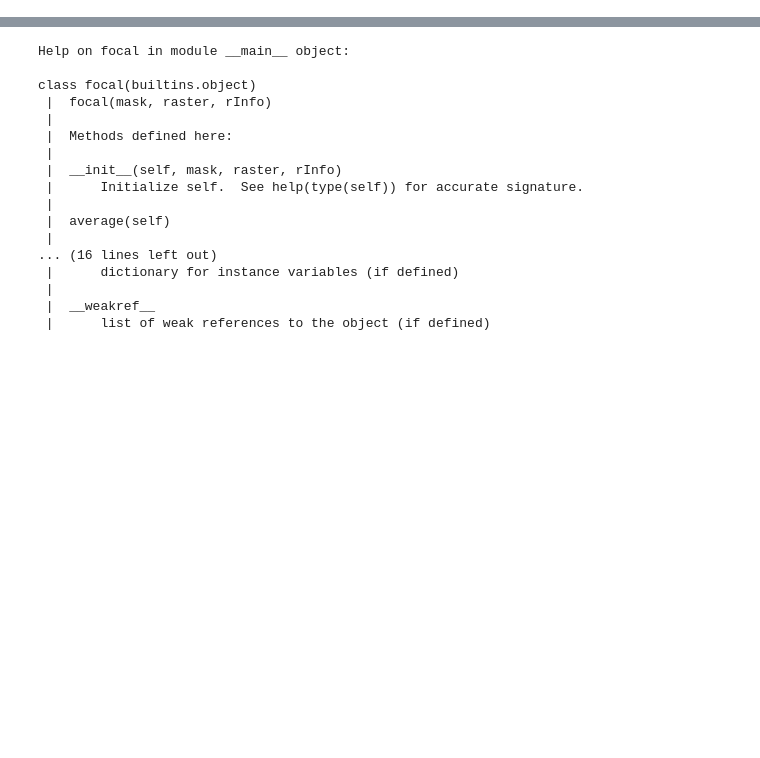
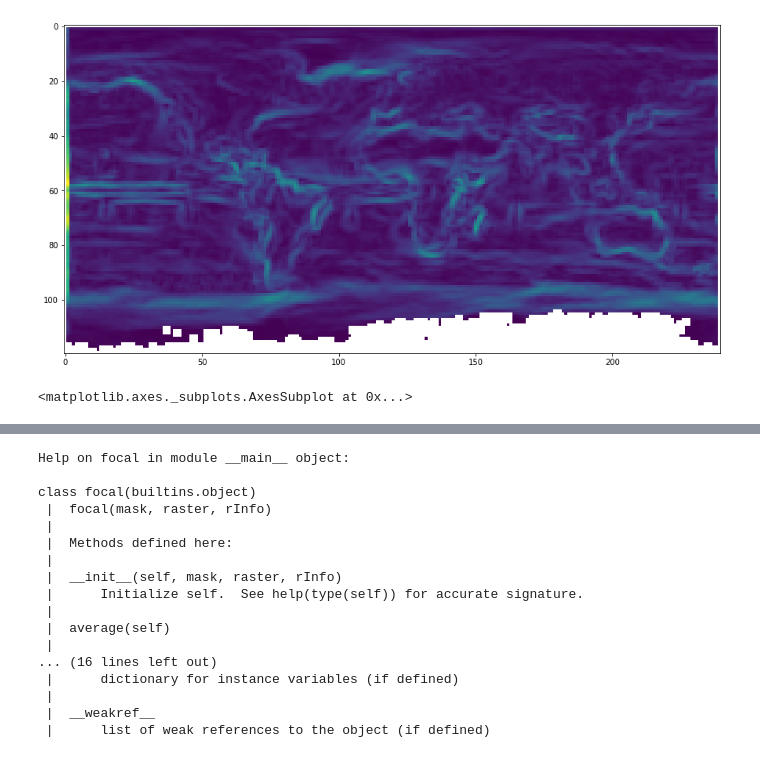
Before and after one commit to jinwenxu/focal_statistics, a Jupyter notebook: Focal_stats.ipynb, the cells around one changed output, grey strips where cells are left out. Cells and saved outputs as stored; diff of their text form; code cells hidden in the pictures; blank space fills up the shorter version.

```diff
--- a/Focal_stats.ipynb
+++ b/Focal_stats.ipynb
@@ -704,0 +517,13 @@ array([[1., 1., 1., 1., 1., 1., 1.],
+# %%
+# run twice if not shown
+from matplotlib import pyplot
+import rasterio
+from rasterio.plot import show
+src = rasterio.open("test.tiff")
+img=src.read()
+img[img == src.nodata] = np.nan
+fig, ax = pyplot.subplots(1, figsize=(15, 15))
+show(img)
+# %% [output]
+[figure, added]
+<matplotlib.axes._subplots.AxesSubplot at 0x...>
```
Also changed, not shown: parts of 43 cells of this notebook, 10 other files.
